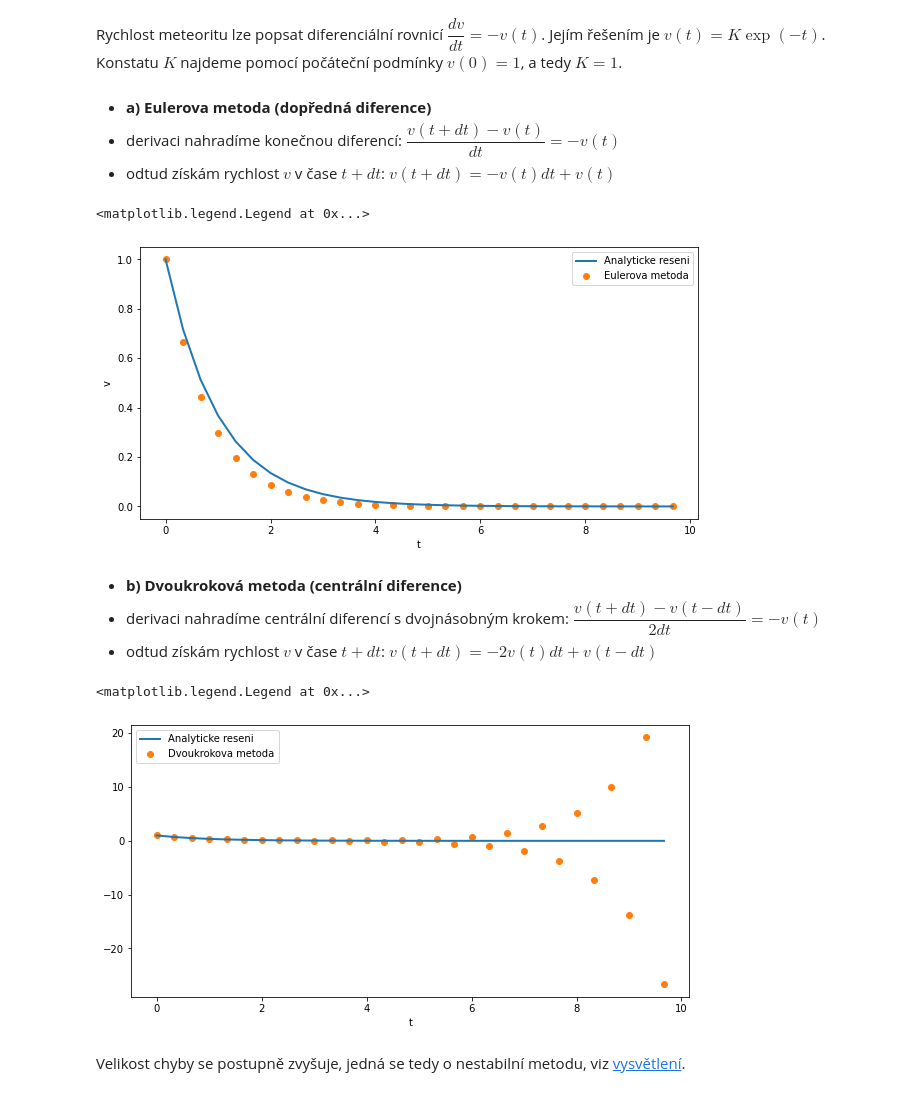
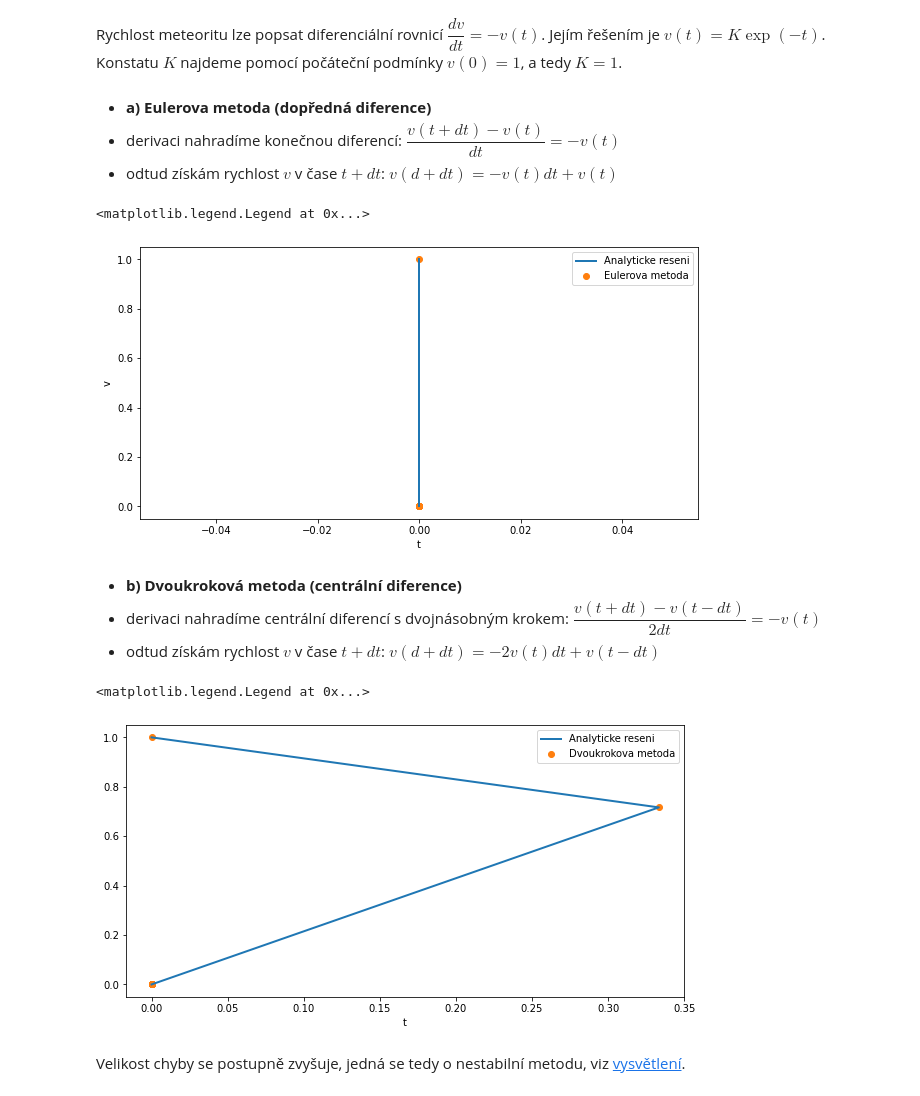
Before and after one commit to m-jirka/nme_cv, a Jupyter notebook: _build/jupyter_execute/Cviceni02.ipynb, the cells around one changed output. Saved outputs shown, nothing was run; the diff lists cells and outputs as text; code cells hidden in the pictures.

```diff
--- a/_build/jupyter_execute/Cviceni02.ipynb
+++ b/_build/jupyter_execute/Cviceni02.ipynb
@@ -204,7 +152,7 @@ Rychlost meteoritu lze popsat diferenciální rovnicí $\dfrac{dv}{dt}=-v(t)$. J
 # %% [markdown]
 * **a) Eulerova metoda (dopředná diference)**
  * derivaci nahradíme konečnou diferencí: $\dfrac{v(t+dt)-v(t)}{dt}=-v(t)$
- * odtud získám rychlost $v$ v čase $t+dt$: $v(t+dt)=-v(t)dt+v(t)$
+ * odtud získám rychlost $v$ v čase $t+dt$: $v(d+dt)=-v(t)dt+v(t)$
 # %%
 T = 10
 N = 30
@@ -223,9 +171,13 @@ v_exact[0] = np.exp(-t[0])
 
 #% diferencni schema v(t+dt)-v(t)/dt = -v(t)
 for i in range (1,N):
-    t[i] = t[i-1] + dt
-    v[i] = -v[i-1]*dt + v[i-1]
-    v_exact[i] = np.exp(-t[i])
+#######################################
+    # vlozte vypocet t, v, v_exact:
+#######################################
+    t[i]=0
+    v[i]=0
+    v_exact[i]=0
+#######################################
 
 fig, ax = plt.subplots(figsize=(10,5))
 ax.plot(t,v_exact,label='Analyticke reseni',linewidth=2)
@@ -235,48 +187,51 @@ ax.set_ylabel('v')
 ax.legend()
 # %% [output]
 <matplotlib.legend.Legend at 0x...>
-[figure, old version]
+[figure, new version]
 # %% [markdown]
 * **b) Dvoukroková metoda (centrální diference)**
  * derivaci nahradíme centrální diferencí s dvojnásobným krokem: $\dfrac{v(t+dt)-v(t-dt)}{2dt}=-v(t)$
- * odtud získám rychlost $v$ v čase $t+dt$: $v(t+dt)=-2v(t)dt+v(t-dt)$
+ * odtud získám rychlost $v$ v čase $t+dt$: $v(d+dt)=-2v(t)dt+v(t-dt)$
 # %%
 T = 10
 N = 30
 dt = T/N
 
 t = np.empty(N)
 v = np.empty(N)
 v_exact = np.empty(N)
 
 # pocatecni podminky
 t[0] = 0
 v[0] = 1
 
 # druhy casovy krok
 t[1] =t[0] + dt
 
 # presne reseni v prvnich dvou bodech
 v_exact[0] = np.exp(-t[0])
 v_exact[1] = np.exp(-t[1])
 
 # schema je tribodove, takze poterbujeme jeste jednu hodnotu v(2)
 v[1] = v_exact[1]
 
 # diferencni schema v(t+dt)-v(t-dt)/2dt = -v(t)
 for i in range (2,N):
-    t[i] = t[i-1] + dt
-    v[i] = -2*v[i-1]*dt + v[i-2]
-    v_exact[i] = np.exp(-t[i])
-
+#######################################
+    # vlozte vypocet t, v, v_exact:
+#######################################
+    t[i]=0
+    v[i]=0
+    v_exact[i]=0
+#######################################
 
 fig, ax = plt.subplots(figsize=(10,5))
 ax.plot(t,v_exact,label='Analyticke reseni',linewidth=2)
 ax.scatter(t,v,label='Dvoukrokova metoda',color='C1')
 ax.set_xlabel('t')
 ax.legend()
 # %% [output]
 <matplotlib.legend.Legend at 0x...>
-[figure, old version]
+[figure, new version]
 # %% [markdown]
 Velikost chyby se postupně zvyšuje, jedná se tedy o nestabilní metodu, viz [vysvětlení](http://kfe.fjfi.cvut.cz/~vachal/edu/nme/cviceni/01_chyby/DOCS/priklad_nestabilniho_algoritmu.pdf).
```
Also changed, not shown: parts of 4 cells of this notebook, 35 other files.
